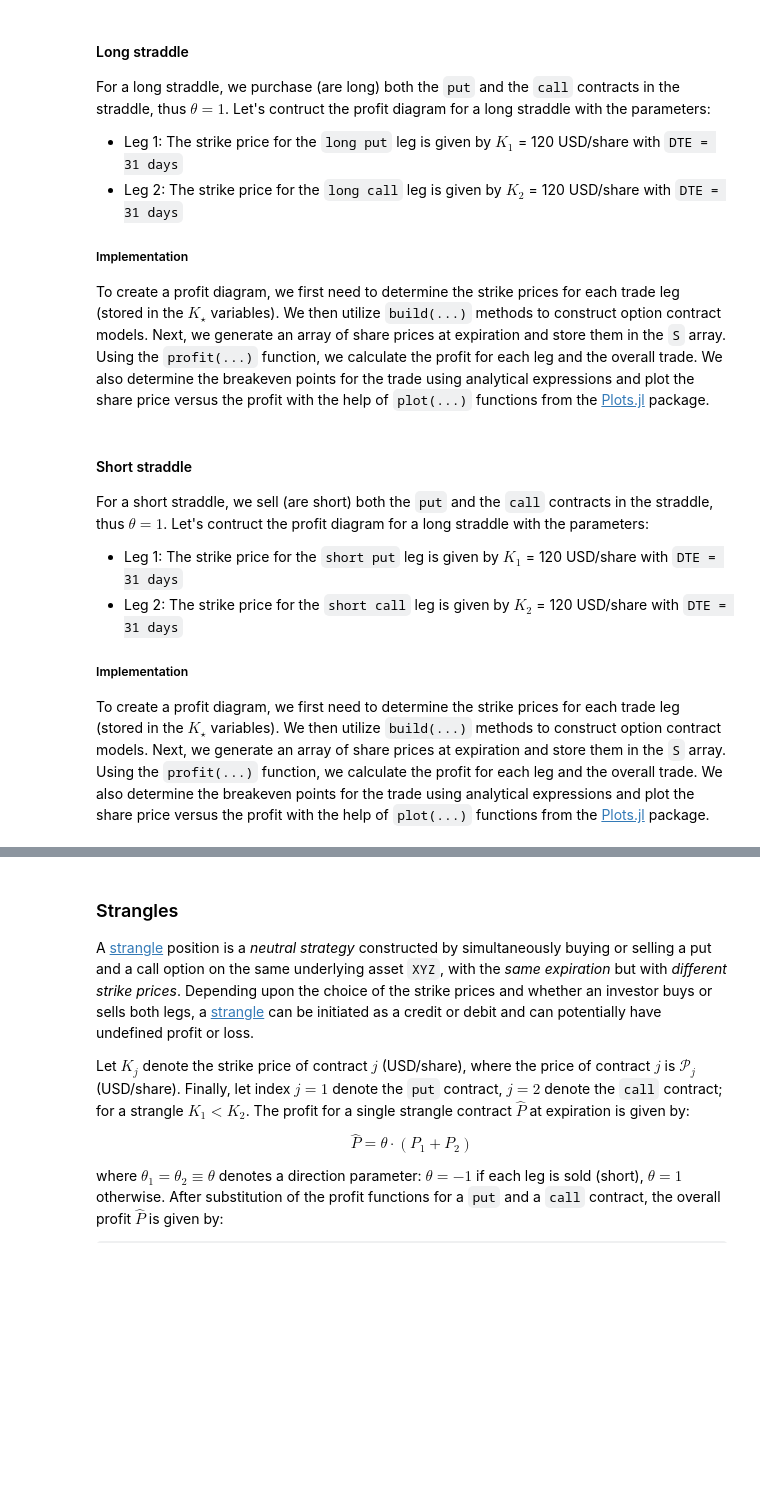
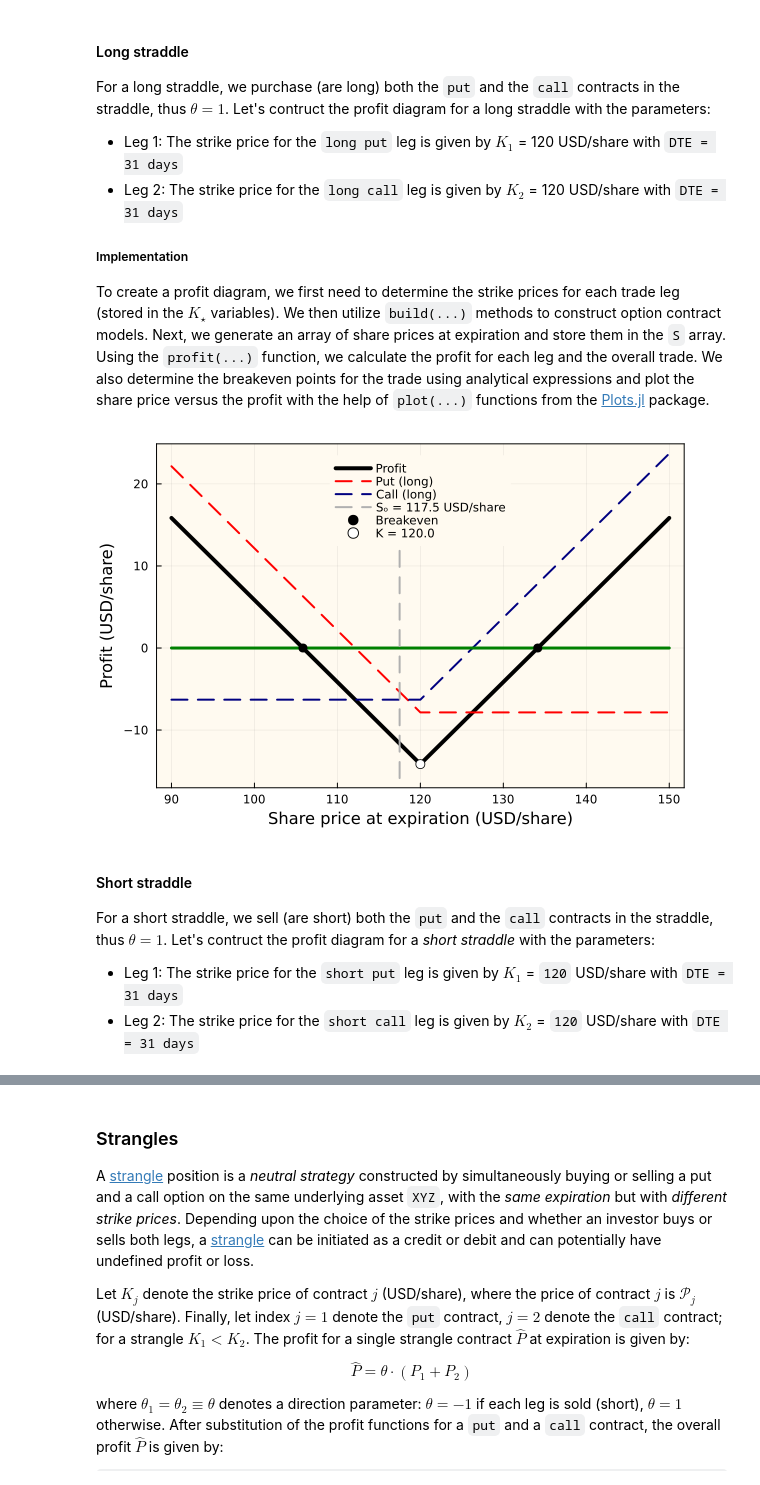
Before and after one commit to varnerlab/CHEME-5660-Examples-F23, a Jupyter notebook: CHEME-5660-L9a-CompositeContracts.ipynb, the cells around one changed output, grey strips where cells are left out. Saved outputs shown, nothing was run; the diff lists cells and outputs as text; code cells hidden in the pictures; some formulas as TeX source; blank space fills up the shorter version.

```diff
--- a/CHEME-5660-L9a-CompositeContracts.ipynb
+++ b/CHEME-5660-L9a-CompositeContracts.ipynb
@@ -176,44 +178,45 @@ let
             K = K, premium = premium_1, sense = 1, copy = 1
     ));
 
     call_contract_model = build(MyAmericanCallContractModel, (
             K = K, premium = premium_2, sense = 1, copy = 1
     ));
 
     S = range(90,stop = 150, step=0.1) |> collect;
     number_of_steps = length(S);
     BEL = zeros(length(S))
     profit_array = profit([put_contract_model, call_contract_model], S);
 
     breakeven_array = zeros(2,2);
     breakeven_array[1,1] = K + (premium_1 + premium_2);
     breakeven_array[2,1] = K - (premium_1 + premium_2);
 
-    plot(profit_array[:,1], profit_array[:,4], lw=3, label="Profit", c=:black)
+    plot(profit_array[:,1], profit_array[:,4], lw=4, label="Profit", c=:black,
+        bg="floralwhite", 	background_color_outside="white", framestyle = :box, fg_legend = :transparent,
+        legend=:top)
     plot!(profit_array[:,1], profit_array[:,2], lw=2, label="Put (long)", ls=:dash, c=:red)
     plot!(profit_array[:,1], profit_array[:,3], lw=2, label="Call (long)", ls=:dash, c=:navyblue)
-    plot!(S,BEL,lw=3, c=:gray69, label="")
+    plot!(S,BEL,lw=3, c=:, label="")
 
     VLINE = zeros(number_of_steps, 2)
     VLINE[:,1] .= Sₒ*ones(number_of_steps)
     VLINE[:,2] .= range(minimum(-1*profit_array[:,end]), stop = maximum(profit_array[:,end]), length = number_of_steps) |> collect;
     plot!(VLINE[:,1], VLINE[:,2], lw=2, c= :gray69, ls=:dash, label="Sₒ = $(Sₒ) USD/share")
 
     scatter!(breakeven_array[:,1], breakeven_array[:,2], c=:black, label="Breakeven", ms=5)
     scatter!([K],[max_loss], ms=5, label = "K = $(K)", msc=:black, mc=:white)
 
     xlabel!("Share price at expiration (USD/share)", fontsize=18)
     ylabel!("Profit (USD/share)", fontsize=18)
 end
+# %% [output]
+[figure, added]
 # %% [markdown]
 #### Short straddle
-For a short straddle, we sell (are short) both the `put` and the `call` contracts in the straddle, thus $\theta = 1$. Let's contruct the profit diagram for a long straddle with the parameters:
+For a short straddle, we sell (are short) both the `put` and the `call` contracts in the straddle, thus $\theta = 1$. Let's contruct the profit diagram for a _short straddle_ with the parameters:
 
-* Leg 1: The strike price for the `short put` leg is given by $K_{1}$ = 120 USD/share with `DTE = 31 days`
-* Leg 2: The strike price for the `short call` leg is given by $K_{2}$ = 120 USD/share with `DTE = 31 days`
-
-##### Implementation
-To create a profit diagram, we first need to determine the strike prices for each trade leg (stored in the $K_{\star}$ variables). We then utilize `build(...)` methods to construct option contract models. Next, we generate an array of share prices at expiration and store them in the `S` array. Using the `profit(...)` function, we calculate the profit for each leg and the overall trade. We also determine the breakeven points for the trade using analytical expressions and plot the share price versus the profit with the help of `plot(...)` functions from the [Plots.jl](https://github.com/JuliaPlots/Plots.jl) package.
+* Leg 1: The strike price for the `short put` leg is given by $K_{1}$ = `120` USD/share with `DTE = 31 days`
+* Leg 2: The strike price for the `short call` leg is given by $K_{2}$ = `120` USD/share with `DTE = 31 days`
 # %%
 let
 
```
Also changed, not shown: parts of 5 cells of this notebook.
